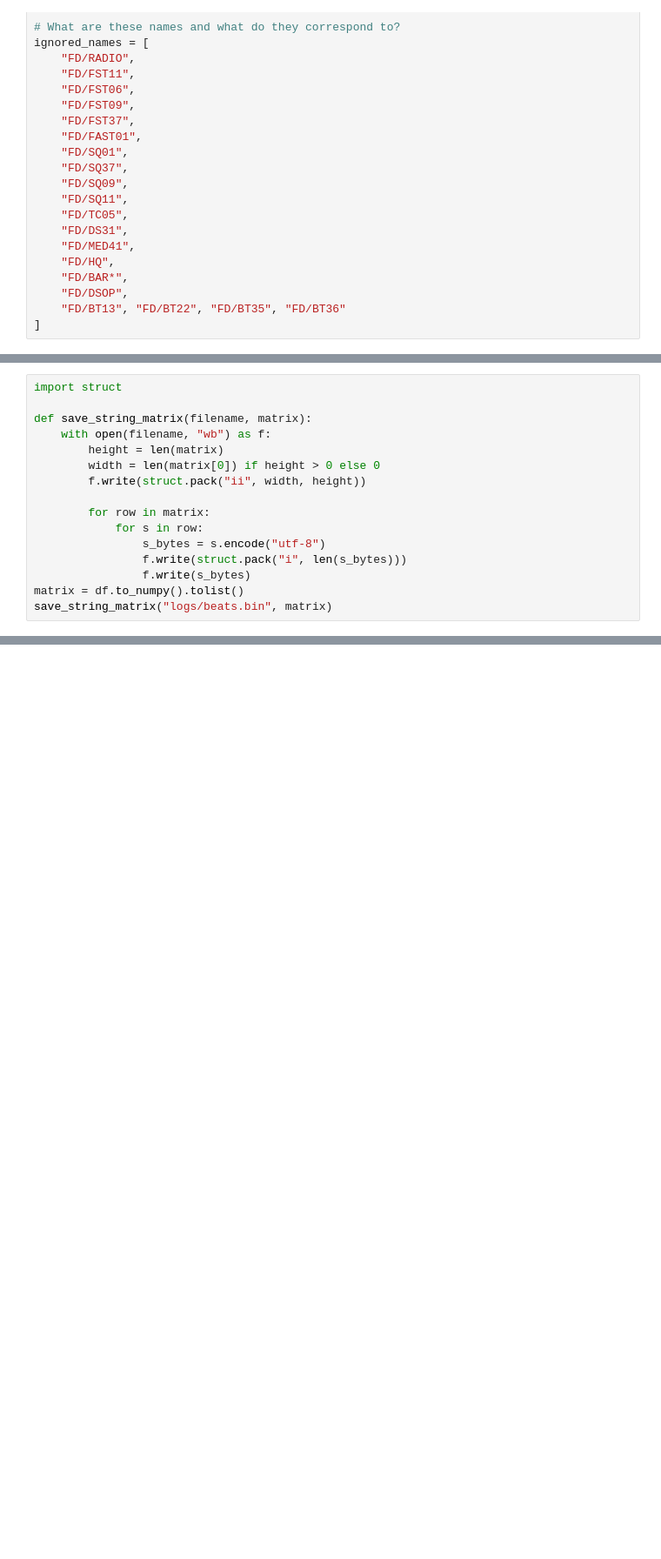
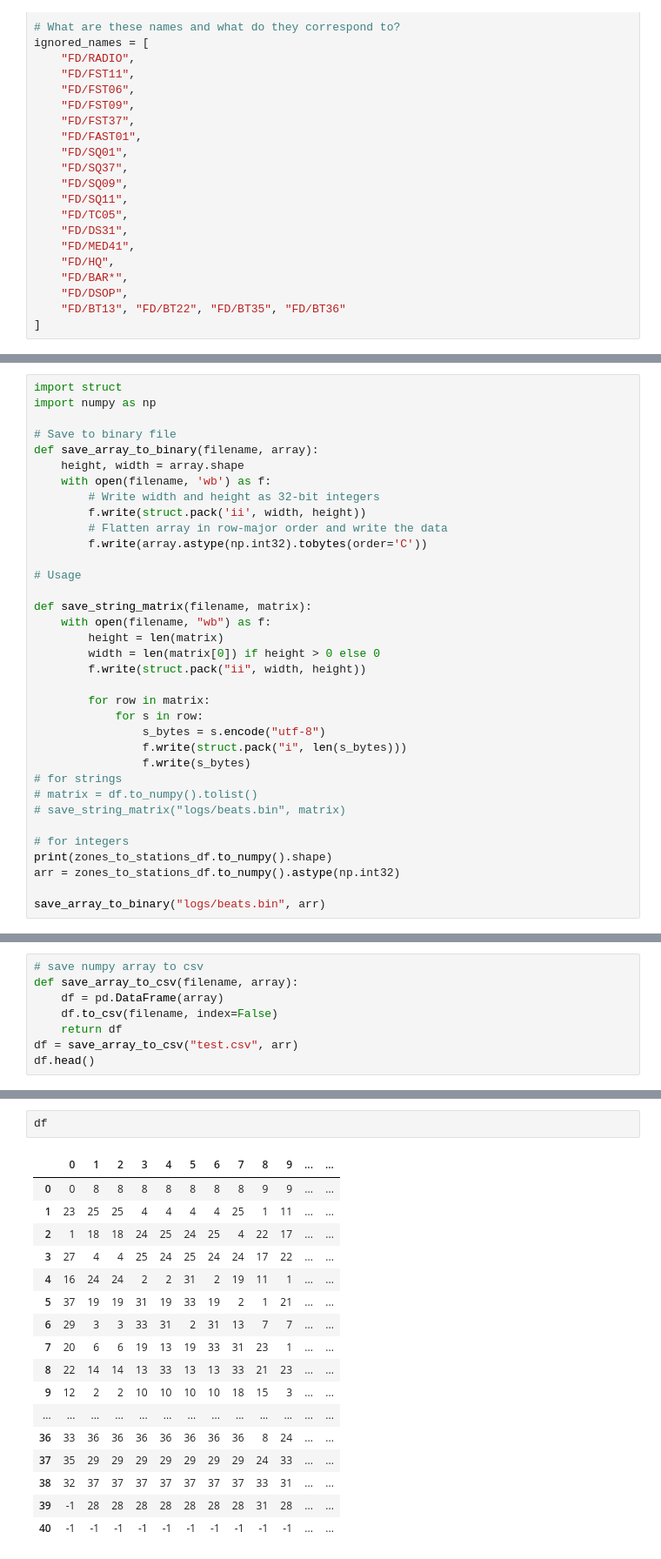
Before and after one commit to jptalusan/fire_simulator, a Jupyter notebook: preprocess.ipynb, the cells around one changed output, grey strips where cells are left out. Shown at 87% size. Saved outputs shown, nothing was run; the diff lists cells and outputs as text; blank space fills up the shorter version.

```diff
--- a/preprocess.ipynb
+++ b/preprocess.ipynb
@@ -354,5 +405,17 @@ File data/FIRE RUN CARDS OCT 2024/BEAT-07R.xlsx does not exist. Skipping.
 # %%
 import struct
+import numpy as np
+
+# Save to binary file
+def save_array_to_binary(filename, array):
+    height, width = array.shape
+    with open(filename, 'wb') as f:
+        # Write width and height as 32-bit integers
+        f.write(struct.pack('ii', width, height))
+        # Flatten array in row-major order and write the data
+        f.write(array.astype(np.int32).tobytes(order='C'))
+
+# Usage
 
 def save_string_matrix(filename, matrix):
     with open(filename, "wb") as f:
@@ -365,5 +428,12 @@ def save_string_matrix(filename, matrix):
                 s_bytes = s.encode("utf-8")
                 f.write(struct.pack("i", len(s_bytes)))
                 f.write(s_bytes)
-matrix = df.to_numpy().tolist()
-save_string_matrix("logs/beats.bin", matrix)
+# for strings
+# matrix = df.to_numpy().tolist()
+# save_string_matrix("logs/beats.bin", matrix)
+
+# for integers
+print(zones_to_stations_df.to_numpy().shape)
+arr = zones_to_stations_df.to_numpy().astype(np.int32)
+
+save_array_to_binary("logs/beats.bin", arr)
@@ -373,0 +442,8 @@ len(beats[0])
+# %%
+# save numpy array to csv
+def save_array_to_csv(filename, array):
+    df = pd.DataFrame(array)
+    df.to_csv(filename, index=False)
+    return df
+df = save_array_to_csv("test.csv", arr)
+df.head()
@@ -373,0 +463,20 @@ len(beats[0])
+# %%
+df
+# %% [output]
+|  | 0 | 1 | 2 | 3 | 4 | 5 | 6 | 7 | 8 | 9 | ... | ... |
+| 0 | 0 | 8 | 8 | 8 | 8 | 8 | 8 | 8 | 9 | 9 | ... | ... |
+| 1 | 23 | 25 | 25 | 4 | 4 | 4 | 4 | 25 | 1 | 11 | ... | ... |
+| 2 | 1 | 18 | 18 | 24 | 25 | 24 | 25 | 4 | 22 | 17 | ... | ... |
+| 3 | 27 | 4 | 4 | 25 | 24 | 25 | 24 | 24 | 17 | 22 | ... | ... |
+| 4 | 16 | 24 | 24 | 2 | 2 | 31 | 2 | 19 | 11 | 1 | ... | ... |
+| 5 | 37 | 19 | 19 | 31 | 19 | 33 | 19 | 2 | 1 | 21 | ... | ... |
+| 6 | 29 | 3 | 3 | 33 | 31 | 2 | 31 | 13 | 7 | 7 | ... | ... |
+| 7 | 20 | 6 | 6 | 19 | 13 | 19 | 33 | 31 | 23 | 1 | ... | ... |
+| 8 | 22 | 14 | 14 | 13 | 33 | 13 | 13 | 33 | 21 | 23 | ... | ... |
+| 9 | 12 | 2 | 2 | 10 | 10 | 10 | 10 | 18 | 15 | 3 | ... | ... |
+| ... | ... | ... | ... | ... | ... | ... | ... | ... | ... | ... | ... | ... |
+| 36 | 33 | 36 | 36 | 36 | 36 | 36 | 36 | 36 | 8 | 24 | ... | ... |
+| 37 | 35 | 29 | 29 | 29 | 29 | 29 | 29 | 29 | 24 | 33 | ... | ... |
+| 38 | 32 | 37 | 37 | 37 | 37 | 37 | 37 | 37 | 33 | 31 | ... | ... |
+| 39 | -1 | 28 | 28 | 28 | 28 | 28 | 28 | 28 | 31 | 28 | ... | ... |
+| 40 | -1 | -1 | -1 | -1 | -1 | -1 | -1 | -1 | -1 | -1 | ... | ... |
```
Also changed, not shown: parts of 23 cells of this notebook, 8 other files.
